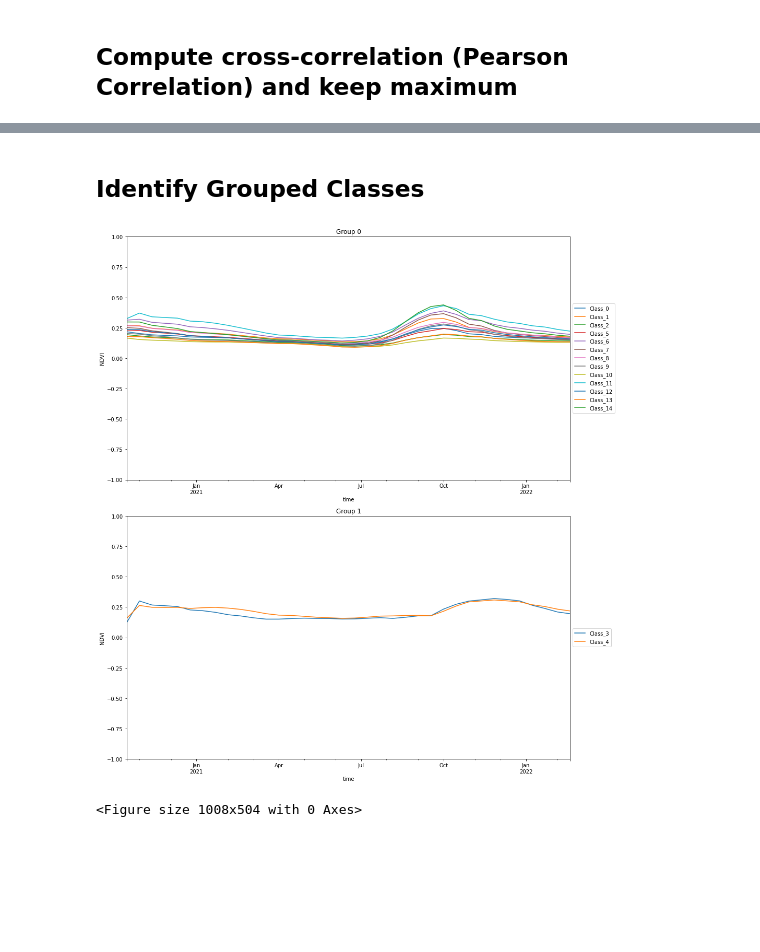
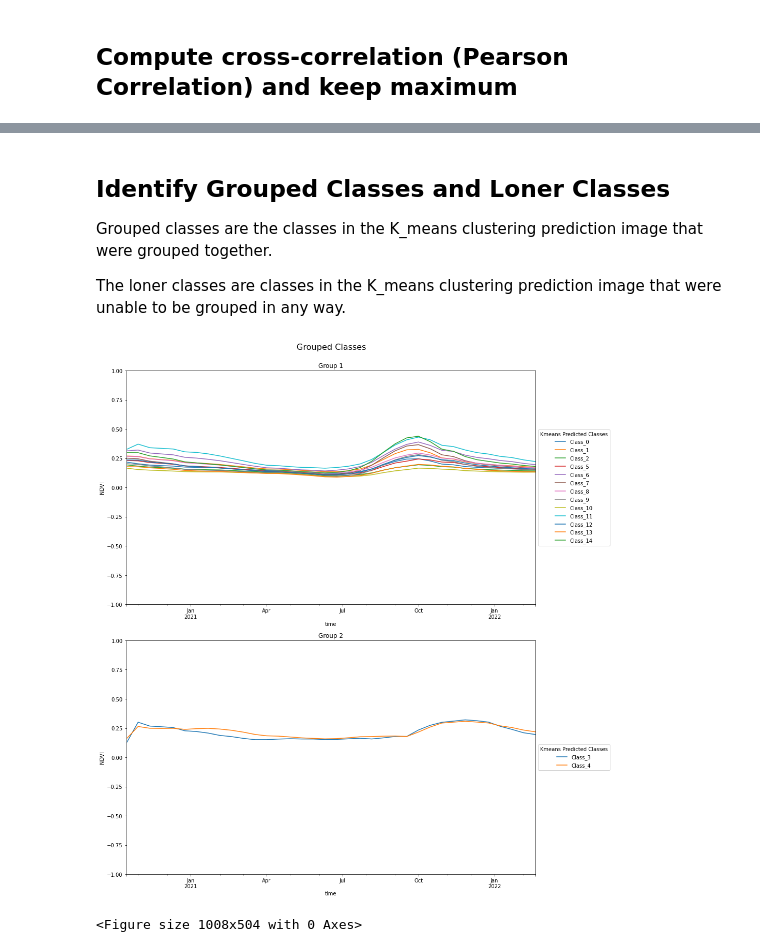
Before and after one commit to tylere/deafrica-sandbox-notebooks, a Jupyter notebook: Use_cases/NDVI_profiles/02_group_classes_using_NDVI.ipynb, the cells around one changed output, grey strips where cells are left out. Cells and saved outputs as stored; diff of their text form; code cells hidden in the pictures; blank space fills up the shorter version.

```diff
--- a/Use_cases/NDVI_profiles/02_group_classes_using_NDVI.ipynb
+++ b/Use_cases/NDVI_profiles/02_group_classes_using_NDVI.ipynb
@@ -181,13 +181,3 @@ Coordinates:
   * y        (y) float64 1.67e+06 1.669e+06 1.669e+06 ... 1.638e+06 1.638e+06
 Attributes:
     crs:      EPSG:6933
-# %%
-# Plot the predicted results.
-cmap = (plt.cm.get_cmap("tab20", no_of_clusters))
-bounds = np.arange(- 0.5, no_of_clusters, 1)
-norm = mpl.colors.BoundaryNorm(bounds, cmap.N)
-
-fig, ax = plt.subplots(figsize=(14,10))
-im = predicted.plot.imshow(cmap=cmap, norm=norm, add_colorbar=False, ax=ax)
-cbar=plt.colorbar(im);
-cbar.set_ticks(range(no_of_clusters))
@@ -359,7 +326,11 @@ correlation_matrix_df.head()
 | 3 | 0.801626 | 0.808624 | 0.834596 | 1.000000 | 0.936033 | 0.864273 | 0.865642 | 0.840726 | 0.861563 | 0.880995 | 0.824725 | ... |
 | 4 | 0.761423 | 0.765596 | 0.846294 | 0.936033 | 1.000000 | 0.864307 | 0.848228 | 0.761950 | 0.847549 | 0.817639 | 0.845808 | ... |
 # %% [markdown]
-## Identify Grouped Classes
+## Identify Grouped Classes and Loner Classes
+
+Grouped classes are the classes in the K_means clustering prediction image that were grouped together.
+
+The loner classes are classes in the K_means clustering prediction image that were unable to be grouped in any way.
 # %%
 correlation_matrix_df_copy = correlation_matrix_df.copy()
 
@@ -385,20 +356,25 @@ for i, column in enumerate(class_cols):
     elif len(indexes_above_thresh) > 1:
         grouped_classes.append(indexes_above_thresh)
 # %%
+# Plot the grouped classes in their respective groups.
 fig = plt.figure(figsize=(14, 15), facecolor="white")
+fig.suptitle('Grouped Classes', x=0.455 , y=1, fontsize=16)
 
 rows = len(grouped_classes)
 columns = 1
 
+# Starting point for naming the groups.
+group_name = 1
+
 for i in range(rows):
     ax = fig.add_subplot(rows, columns, i + 1)
     timeseries_df.iloc[:, grouped_classes[i]].plot(ax=ax)
-    ax.legend(bbox_to_anchor=(1.0, 0.5), loc="center left")
+    ax.legend(title= "Kmeans Predicted Classes", bbox_to_anchor=(1.0, 0.5), loc="center left")
     ax.set_ylim((-1, 1))
-    ax.set_title(f"Group {i}")
+    ax.set_title(f"Group {group_name}")
     ax.set_ylabel("NDVI")
-
+    group_name +=1
 plt.tight_layout()
 # %% [output]
-[figure, old version]
+[figure, new version]
 # %%
```
Also changed, not shown: parts of 9 cells of this notebook.
